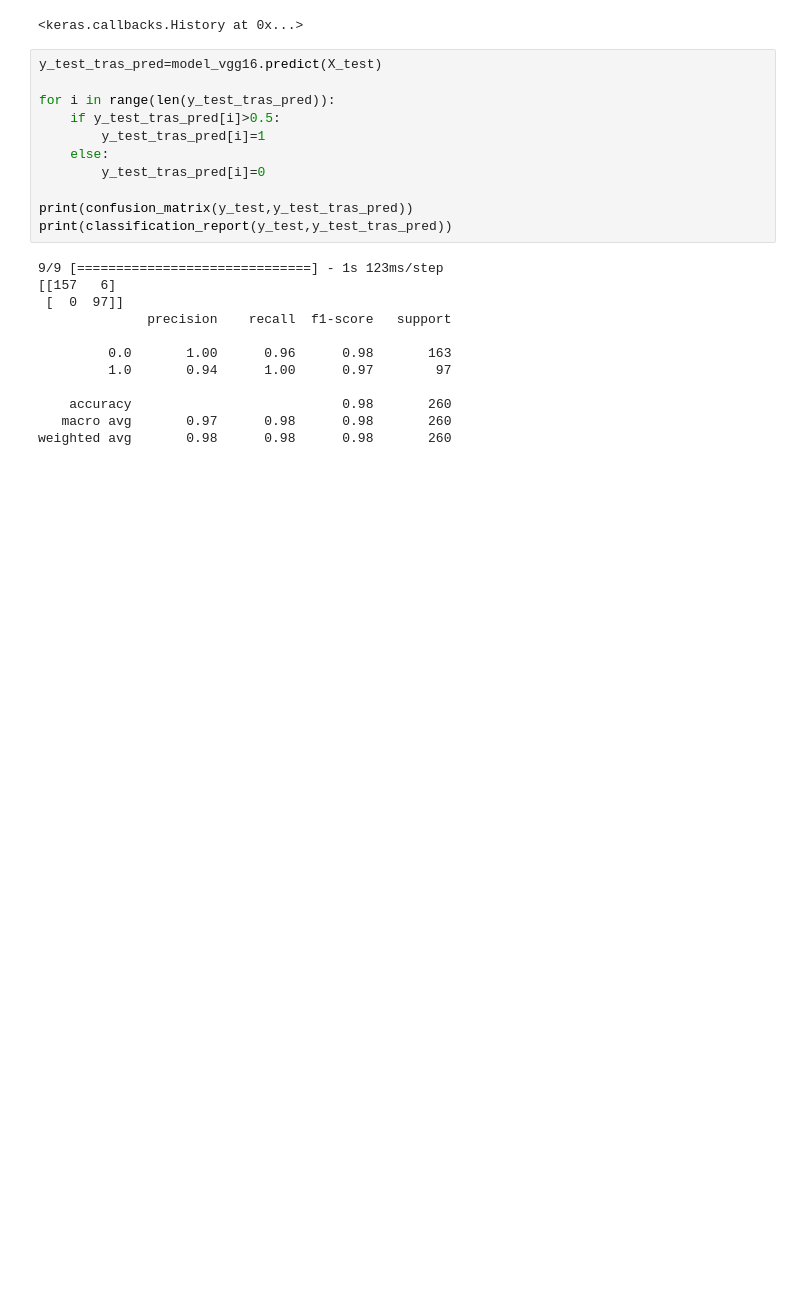
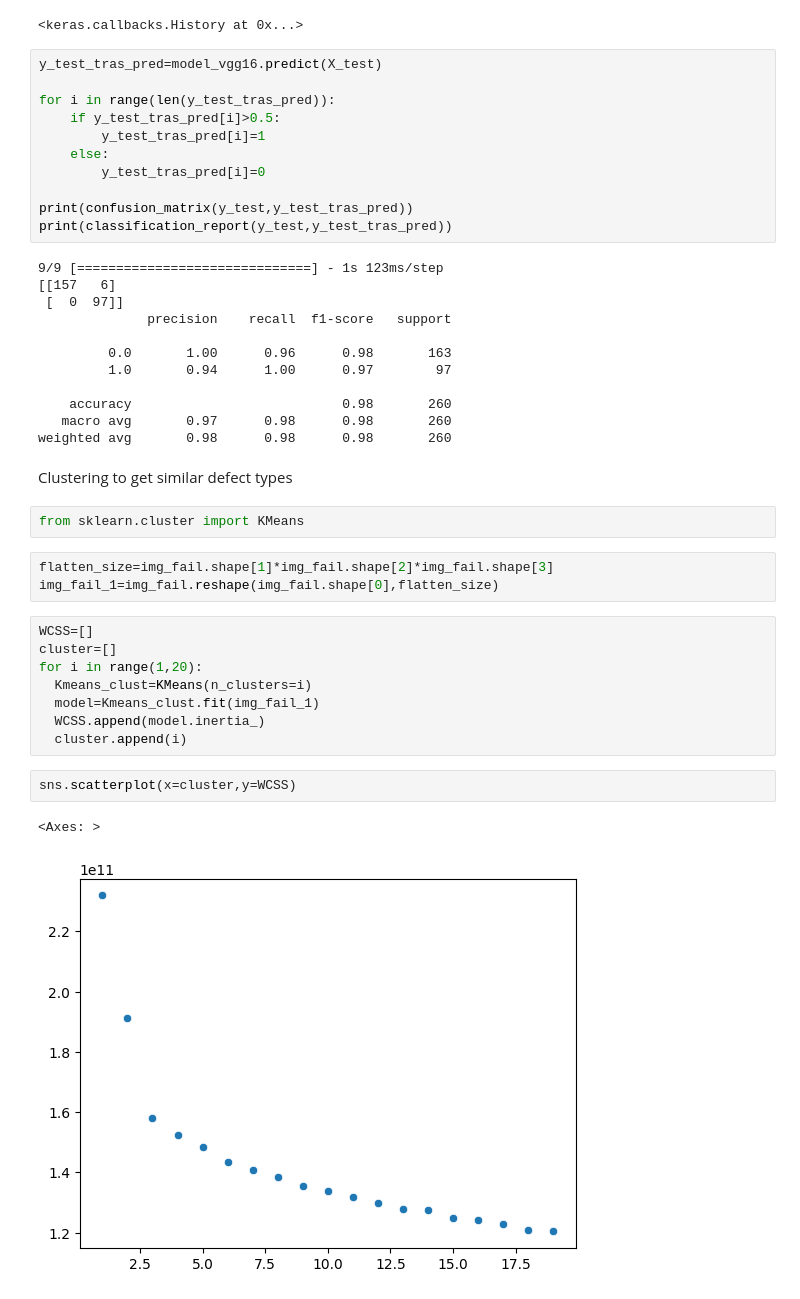
Before and after one commit to kalepravinkumars/2023_manufacturing_intelligence, a Jupyter notebook: Manufacturing_Intelligence_ITR_1.ipynb, the cells around one changed output. Saved outputs shown, nothing was run; the diff lists cells and outputs as text; blank space fills up the shorter version.

```diff
--- a/Manufacturing_Intelligence_ITR_1.ipynb
+++ b/Manufacturing_Intelligence_ITR_1.ipynb
@@ -351,3 +351,23 @@ print(classification_report(y_test,y_test_tras_pred))
     accuracy                           0.98       260
    macro avg       0.97      0.98      0.98       260
 weighted avg       0.98      0.98      0.98       260
+# %% [markdown]
+Clustering to get similar defect types
+# %%
+from sklearn.cluster import KMeans
+# %%
+flatten_size=img_fail.shape[1]*img_fail.shape[2]*img_fail.shape[3]
+img_fail_1=img_fail.reshape(img_fail.shape[0],flatten_size)
+# %%
+WCSS=[]
+cluster=[]
+for i in range(1,20):
+  Kmeans_clust=KMeans(n_clusters=i)
+  model=Kmeans_clust.fit(img_fail_1)
+  WCSS.append(model.inertia_)
+  cluster.append(i)
+# %%
+sns.scatterplot(x=cluster,y=WCSS)
+# %% [output]
+<Axes: >
+[figure, added]
```
Also changed, not shown: parts of 1 cell of this notebook.
